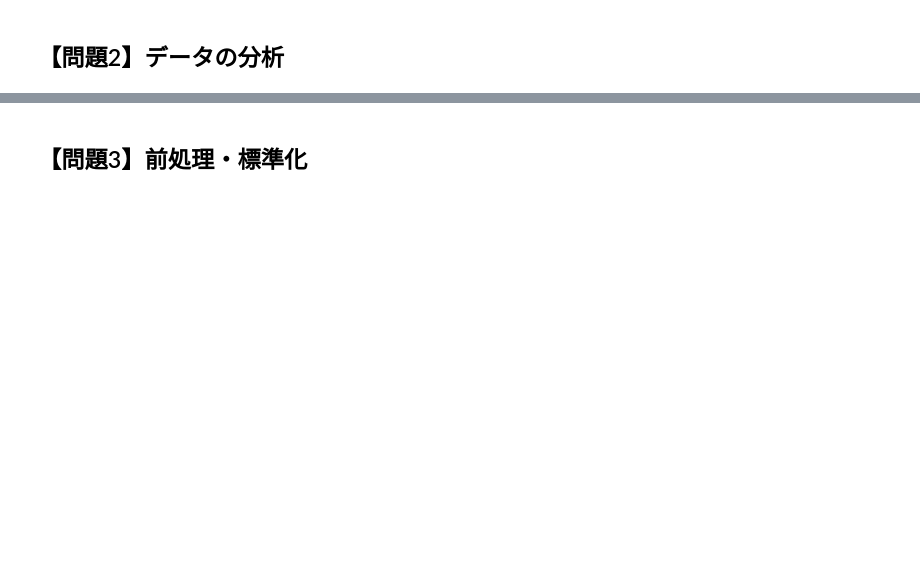
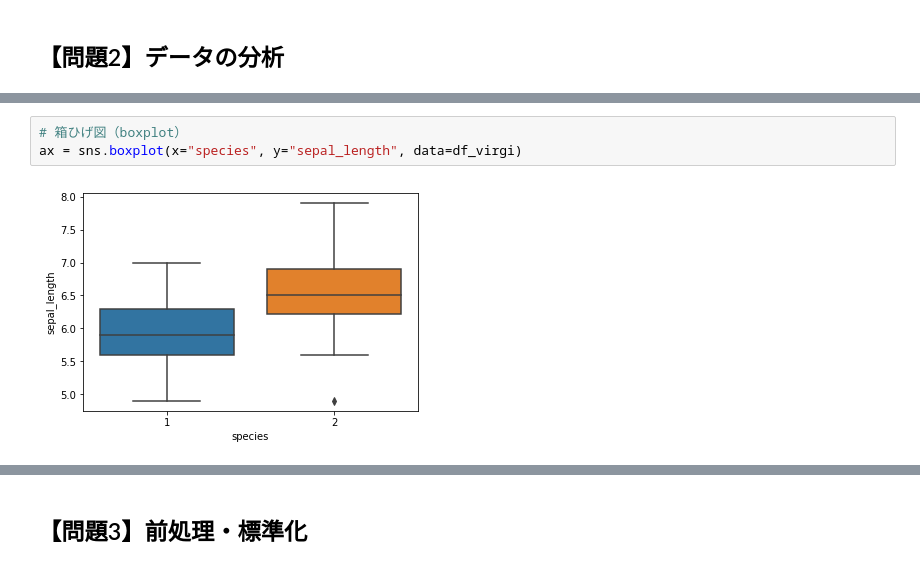
Before and after one commit to norotime/diveintocode-ml, a Jupyter notebook: week4/week4-work1.ipynb, the cells around one changed output, grey strips where cells are left out. Cells and saved outputs as stored; diff of their text form; blank space fills up the shorter version.

```diff
--- a/week4/week4-work1.ipynb
+++ b/week4/week4-work1.ipynb
@@ -16,0 +108,5 @@
+# %%
+# 箱ひげ図（boxplot）
+ax = sns.boxplot(x="species", y="sepal_length", data=df_virgi)
+# %% [output]
+[figure, added]
```
Also changed, not shown: parts of 25 cells of this notebook, 1 other file.
